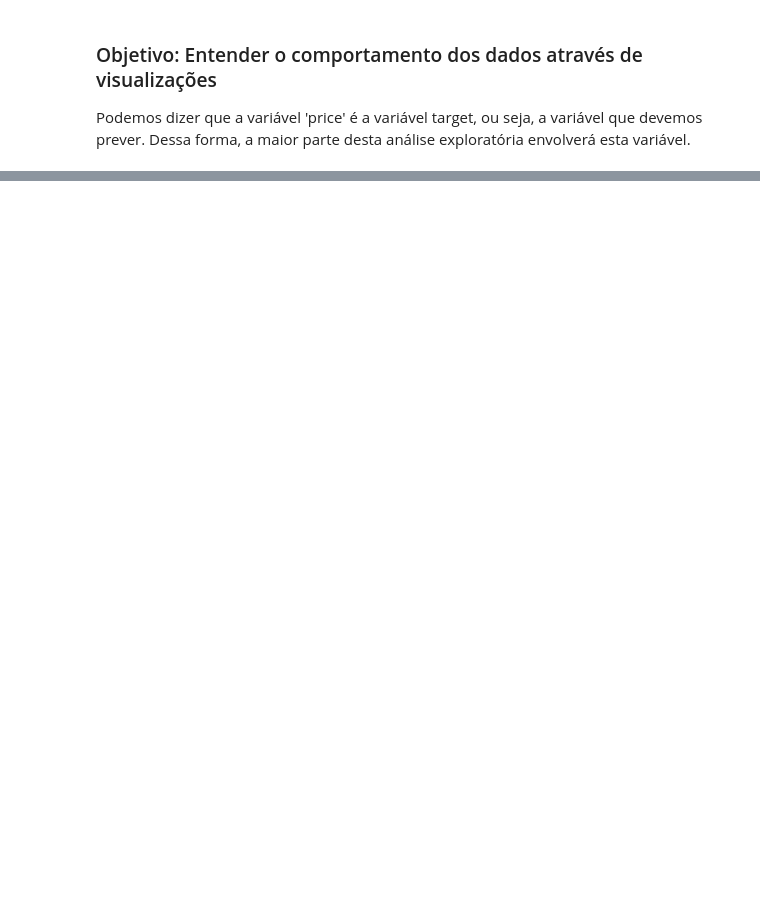
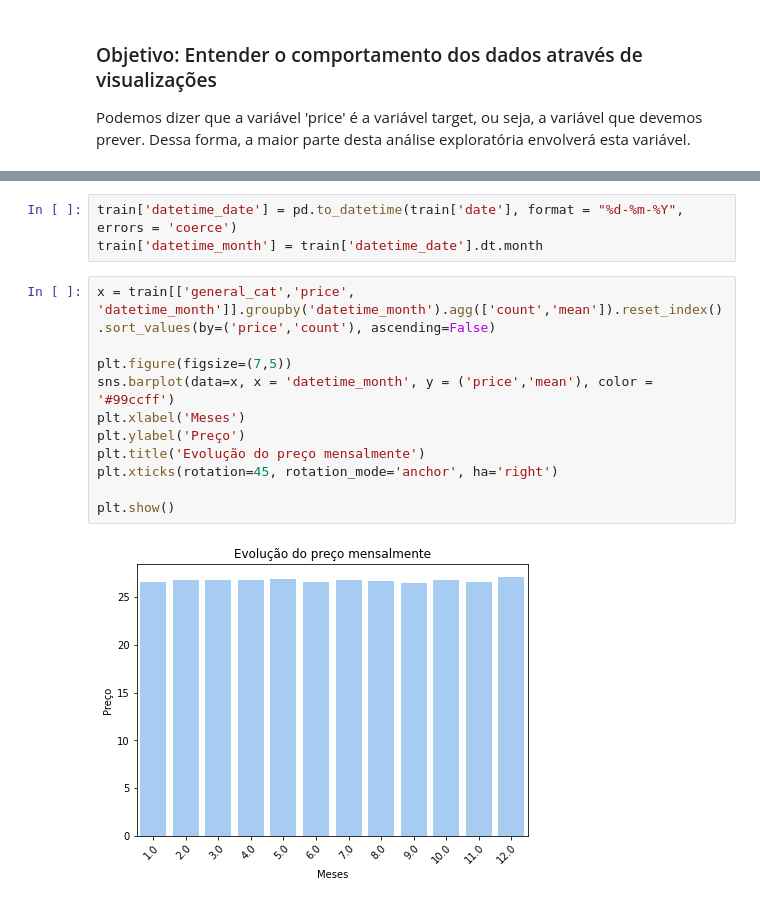
Before and after one commit to anachavesv8/Bootcamp_Blue, a Jupyter notebook: EDA.ipynb, the cells around one changed output, grey strips where cells are left out. Drawn from its saved outputs; the diff is of its cells as text; blank space fills up the shorter version.

```diff
--- a/EDA.ipynb
+++ b/EDA.ipynb
@@ -128,0 +123,16 @@ plt.show()
+# %%
+train['datetime_date'] = pd.to_datetime(train['date'], format = "%d-%m-%Y", errors = 'coerce')
+train['datetime_month'] = train['datetime_date'].dt.month
+# %%
+x = train[['general_cat','price', 'datetime_month']].groupby('datetime_month').agg(['count','mean']).reset_index().sort_values(by=('price','count'), ascending=False)
+
+plt.figure(figsize=(7,5))
+sns.barplot(data=x, x = 'datetime_month', y = ('price','mean'), color = '#99ccff')
+plt.xlabel('Meses')
+plt.ylabel('Preço')
+plt.title('Evolução do preço mensalmente')
+plt.xticks(rotation=45, rotation_mode='anchor', ha='right')
+
+plt.show()
+# %% [output]
+[figure, added]
```
Also changed, not shown: parts of 21 cells of this notebook.
